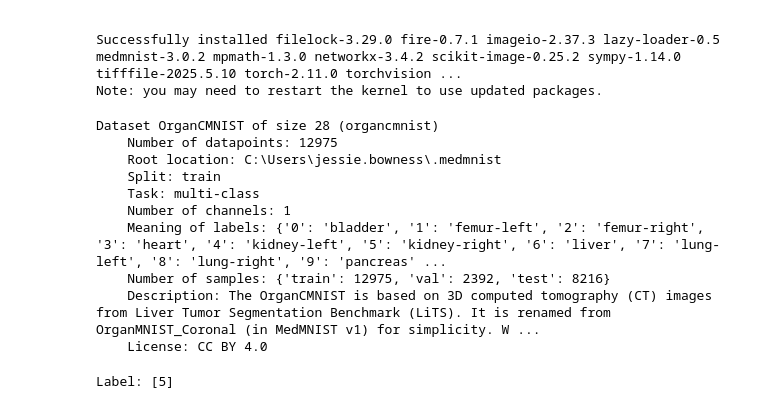
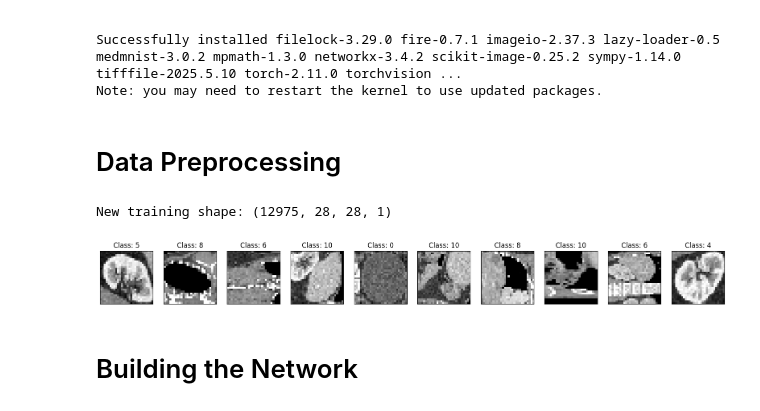
Before and after one commit to bownessjessie18/CAB420, a Jupyter notebook: Assignment_2/Untitled.ipynb, the cells around one changed output. Saved outputs shown, nothing was run; the diff lists cells and outputs as text; code cells hidden in the pictures.

```diff
--- a/Assignment_2/Untitled.ipynb
+++ b/Assignment_2/Untitled.ipynb
@@ -22,34 +22,21 @@ Note: you may need to restart the kernel to use updated packages.
 import medmnist
 from medmnist import OrganCMNIST
 
-# load the training split
+# Make sure all three splits are loaded!
 train_dataset = OrganCMNIST(split='train', download=True)
-
-# load the validation and test splits
 val_dataset = OrganCMNIST(split='val', download=True)
 test_dataset = OrganCMNIST(split='test', download=True)
-
-# Print a summary of the training data
-print(train_dataset)
-# %% [output]
-Dataset OrganCMNIST of size 28 (organcmnist)
-    Number of datapoints: 12975
-    Root location: C:\Users\jessie.bowness\.medmnist
-    Split: train
-    Task: multi-class
-    Number of channels: 1
-    Meaning of labels: {'0': 'bladder', '1': 'femur-left', '2': 'femur-right', '3': 'heart', '4': 'kidney-left', '5': 'kidney-right', '6': 'liver', '7': 'lung-left', '8': 'lung-right', '9': 'pancreas' ...
-    Number of samples: {'train': 12975, 'val': 2392, 'test': 8216}
-    Description: The OrganCMNIST is based on 3D computed tomography (CT) images from Liver Tumor Segmentation Benchmark (LiTS). It is renamed from OrganMNIST_Coronal (in MedMNIST v1) for simplicity. W ...
-    License: CC BY 4.0
-# %%
-# Grab the very first image and its label from the training set
-img, label = train_dataset[0]
-
-# Display the image inside Jupyter Lab
-img.show()
-
-# Print the label (0 to 10 for the 11 organ classes)
-print(f"Label: {label}")
-# %% [output]
-Label: [5]
+# %% [markdown]
+# Data Preprocessing
+# %%
+import numpy as np
+
+# Safely add the channel dimension (the '1') to the very end (axis=-1)
+x_train_reshaped = np.expand_dims(x_train_normalized, axis=-1)
+x_val_reshaped = np.expand_dims(x_val_normalized, axis=-1)
+
+# Just to be 100% sure, print the shape before training!
+# It should print: (23583, 28, 28, 1)
+print("New training shape:", x_train_reshaped.shape)
+# %% [output]
+New training shape: (12975, 28, 28, 1)
@@ -55,0 +64,37 @@ Label: [5]
+# %%
+import matplotlib.pyplot as plt
+from medmnist import OrganCMNIST
+
+# 1. Load the dataset (if you haven't already in your notebook)
+train_dataset = OrganCMNIST(split='train', download=True)
+
+# 2. Extract the raw images and labels
+# .imgs gets the array of images, .labels gets the array of class numbers
+images = train_dataset.imgs
+labels = train_dataset.labels
+
+# 3. Set up a Matplotlib figure
+n = 10 # Number of images to show
+plt.figure(figsize=(20, 4))
+
+for i in range(n):
+    # Create a subplot for each image in a 1x10 grid
+    ax = plt.subplot(1, n, i + 1)
+
+    # Plot the image (it's already 28x28, so no reshaping needed)
+    plt.imshow(images[i], cmap='gray')
+
+    # Add the label as the title so you know what organ class it is
+    # The [0] is just because the labels are formatted as arrays like [3]
+    plt.title(f"Class: {labels[i][0]}")
+
+    # Hide the axes for a cleaner look
+    ax.get_xaxis().set_visible(False)
+    ax.get_yaxis().set_visible(False)
+
+# Display the plot
+plt.show()
+# %% [output]
+[figure, added]
+# %% [markdown]
+# Building the Network
```
Also changed, not shown: parts of 4 cells of this notebook.
